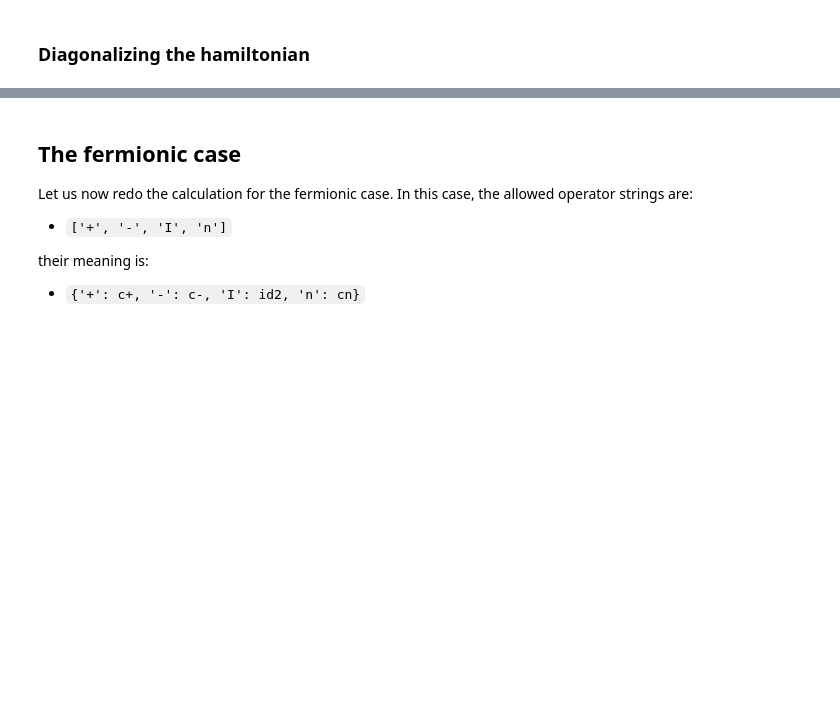
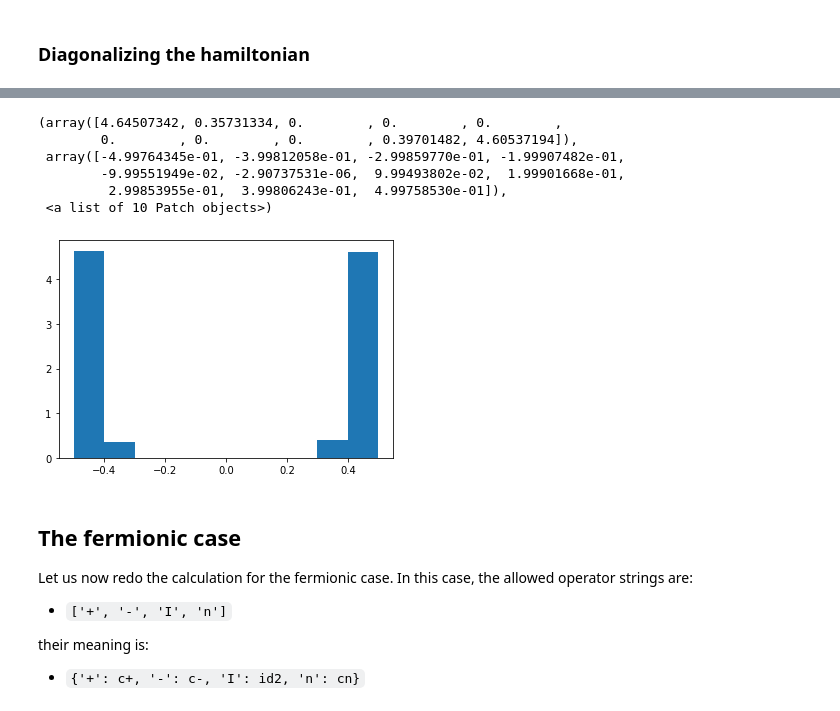
Before and after one commit to JanSuntajs/ham1d, a Jupyter notebook: jupyter_notebooks/ham1d_intro.ipynb, the cells around one changed output, grey strips where cells are left out. Saved outputs shown, nothing was run; the diff lists cells and outputs as text; code cells hidden in the pictures; blank space fills up the shorter version.

```diff
--- a/jupyter_notebooks/ham1d_intro.ipynb
+++ b/jupyter_notebooks/ham1d_intro.ipynb
@@ -328,3 +344,14 @@ Spectral extrema:
+# %%
+szvals = ham.eval_diag_Siz(eigvecs2, 3)
+plt.hist(np.real(szvals), density=True)
+# %% [output]
+(array([4.64507342, 0.35731334, 0.        , 0.        , 0.        ,
+        0.        , 0.        , 0.        , 0.39701482, 4.60537194]),
+ array([-4.99764345e-01, -3.99812058e-01, -2.99859770e-01, -1.99907482e-01,
+        -9.99551949e-02, -2.90737531e-06,  9.99493802e-02,  1.99901668e-01,
+         2.99853955e-01,  3.99806243e-01,  4.99758530e-01]),
+ <a list of 10 Patch objects>)
+[figure, added]
 # %% [markdown]
 ## The fermionic case
 
```
Also changed, not shown: parts of 30 cells of this notebook, 13 other files.
